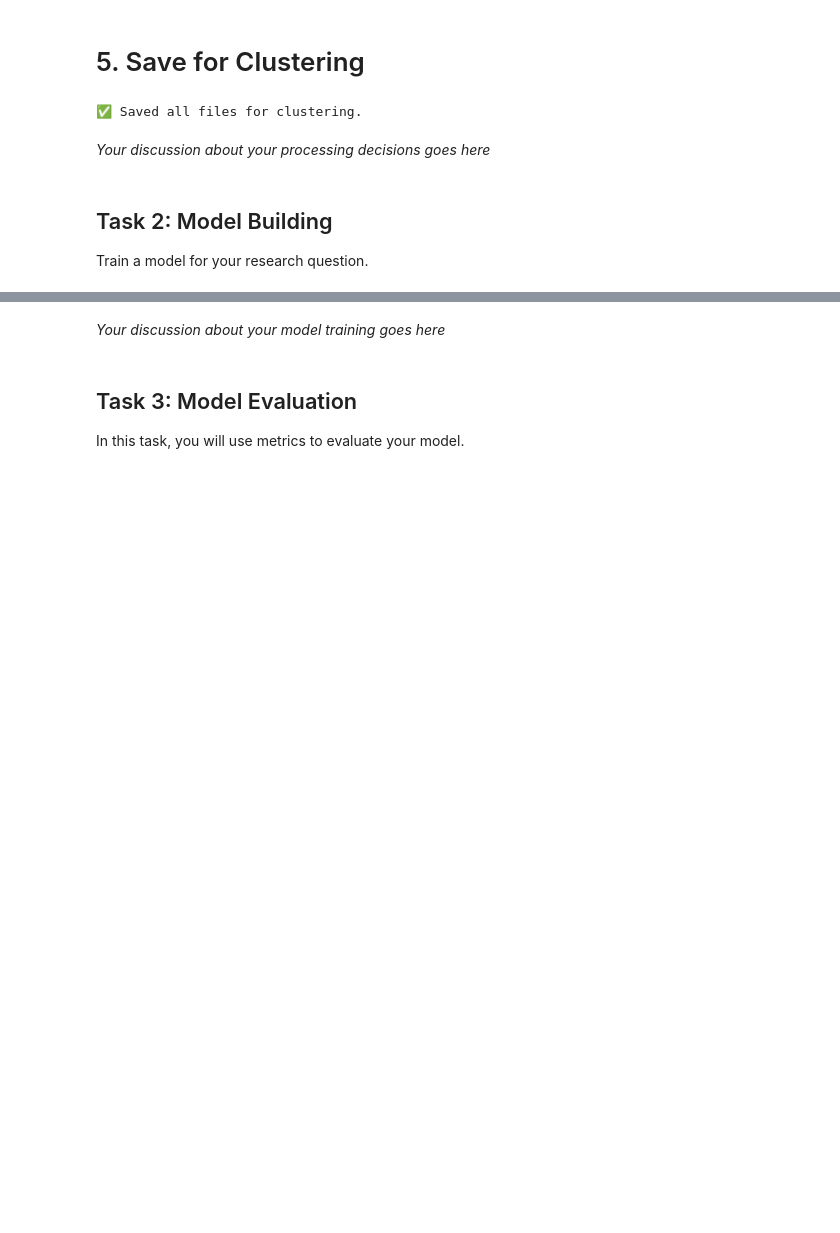
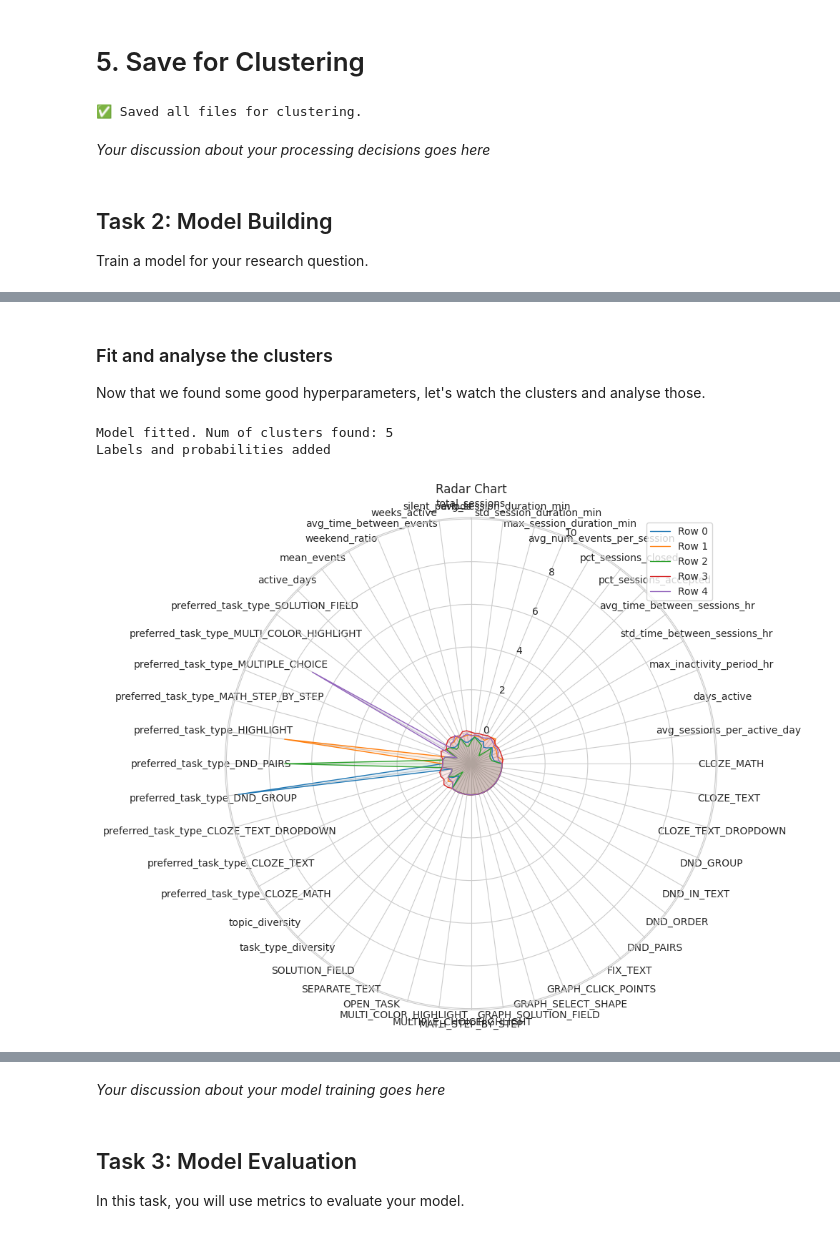
Before and after one commit to linou12/DataWhisperers, a Jupyter notebook: m4_DataWhisperers.ipynb, the cells around one changed output, grey strips where cells are left out. Drawn from its saved outputs; the diff is of its cells as text; code cells hidden in the pictures; blank space fills up the shorter version.

```diff
--- a/m4_DataWhisperers.ipynb
+++ b/m4_DataWhisperers.ipynb
@@ -1042,0 +1070,42 @@ X_scaled_final.groupby('labels').mean()
+# %% [markdown]
+### Fit and analyse the clusters
+Now that we found some good hyperparameters, let's watch the clusters and analyse those.
+# %%
+def init_fit_hdbscan_clustering(x: pd.DataFrame, min_cluster_size: int = 5, cluster_selection_epsilon: float = 0.0) -> tuple[pd.DataFrame, pd.DataFrame]:
+    """
+    Initializes an HDBSCAN clusterer and fits it to the given dataset by appending cluster labels and probabilities to the dataset.
+    Additionally, returns the dataset augmented with clustering information and the
+    centroid positions of the identified clusters.
+
+    :param x: Input dataset as a DataFrame where observations are represented as rows
+        and features as columns.
+    :param min_cluster_size: The minimum size of clusters for HDBSCAN clustering.
+    :param cluster_selection_epsilon: The distance threshold for merging clusters
+        during cluster selection.
+    :return: A tuple where the first element is a DataFrame augmented with labels and
+        probabilities for each observation, and the second element is a DataFrame
+        containing the centroids of the identified clusters.
+    """
+    # First initialize the clusterer and fit on the data
+    clusterer = HDBSCAN(min_cluster_size=min_cluster_size, store_centers='centroid', cluster_selection_epsilon=cluster_selection_epsilon)
+    labels = clusterer.fit(x)
+
+    print(f'Model fitted. Num of clusters found: {len(labels.centroids_)}')
+
+    # Rename columns of centroids
+    y_centroids = pd.DataFrame(labels.centroids_)
+    y_centroids.columns = x.columns
+
+    # Append the labels and probabilities to the dataset
+    y = x.copy()
+    y['labels'] = labels.labels_
+    y['probabilities'] = labels.probabilities_
+
+    print('Labels and probabilities added')
+
+    return y, y_centroids
+# %%
+entire_dataset_6clusters, entire_dataset_6clusters_centroids = init_fit_hdbscan_clustering(X_scaled_final_clustering, min_cluster_size=30, cluster_selection_epsilon=6.0)
+# %% [output]
+Model fitted. Num of clusters found: 5
+Labels and probabilities added
@@ -1042,0 +1162,5 @@ X_scaled_final.groupby('labels').mean()
+# %%
+# Create radar chart
+create_radar_chart(entire_dataset_6clusters_centroids)
+# %% [output]
+[figure, added]
```
Also changed, not shown: parts of 50 cells of this notebook, 2 other files.
